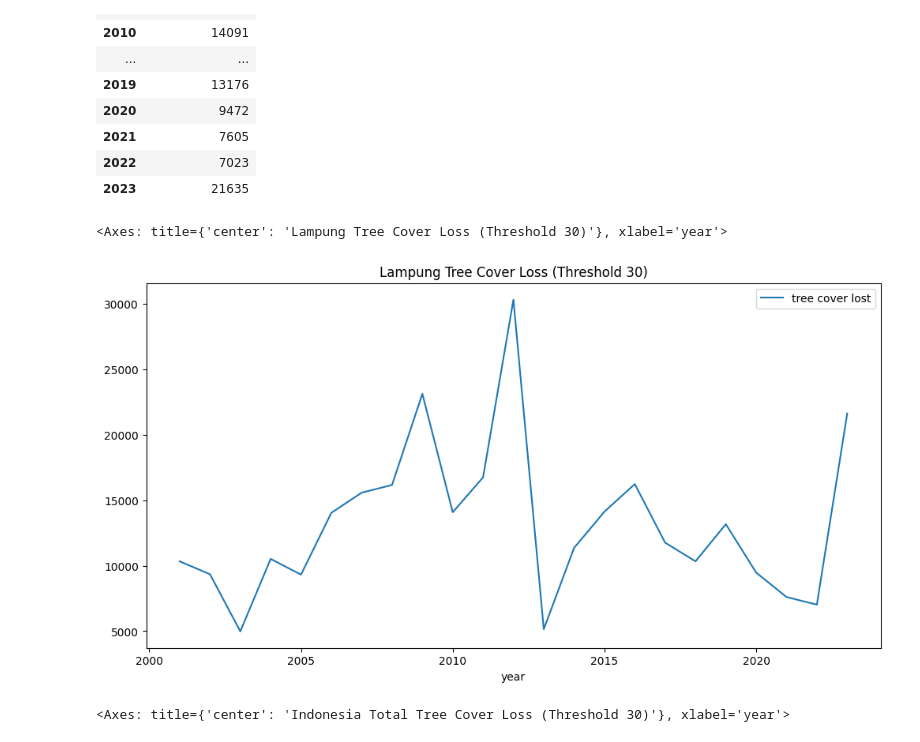
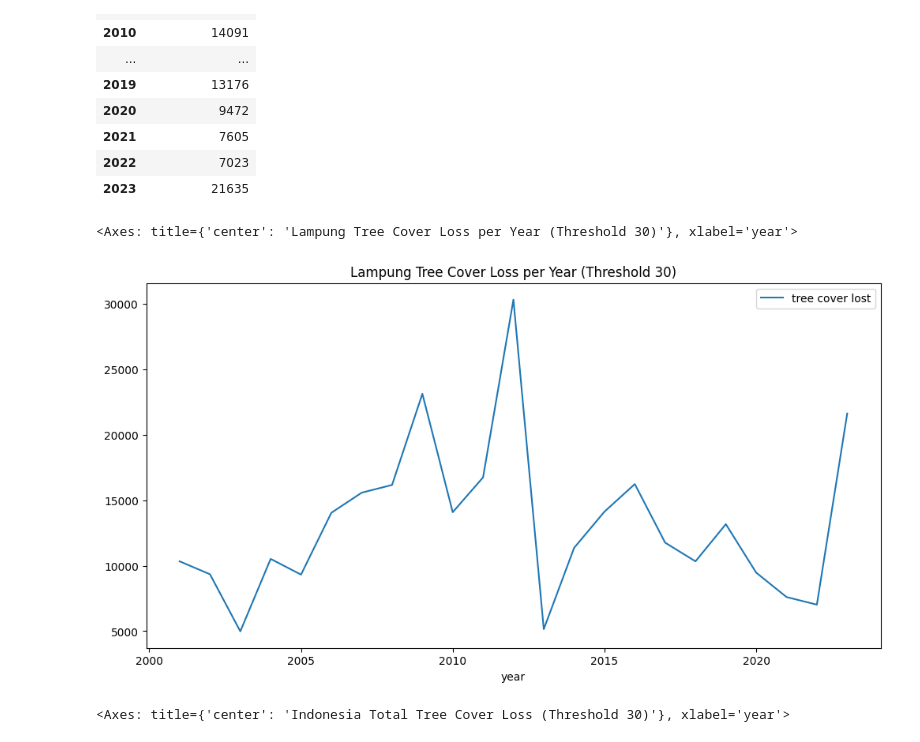
Before and after one commit to ruizhuu/lampung-deforestation, a Jupyter notebook: main.ipynb, the cells around one changed output. Saved outputs shown, nothing was run; the diff lists cells and outputs as text; code cells hidden in the pictures.

```diff
--- a/main.ipynb
+++ b/main.ipynb
@@ -85,10 +83,10 @@ lampung_sub1_pivoted
 # %%
 # Plotting the data
 
-lampung_sub1_pivoted.plot(title="Lampung Tree Cover Loss (Threshold 30)", figsize=(12, 6))
+lampung_sub1_pivoted.plot(title="Lampung Tree Cover Loss per Year (Threshold 30)", figsize=(12, 6))
 # %% [output]
-<Axes: title={'center': 'Lampung Tree Cover Loss (Threshold 30)'}, xlabel='year'>
+<Axes: title={'center': 'Lampung Tree Cover Loss per Year (Threshold 30)'}, xlabel='year'>
-[figure, old version]
+[figure, new version]
 # %%
 df = gfw_sub1.loc[gfw_sub1["threshold"] == 30].drop(columns=["subnational1", "country", "threshold"])
 
```
Also changed, not shown: parts of 9 cells of this notebook, 6 other files.
